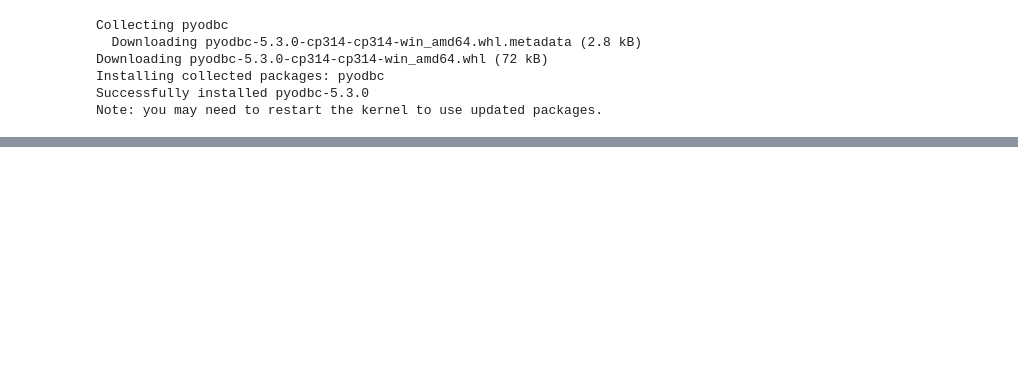
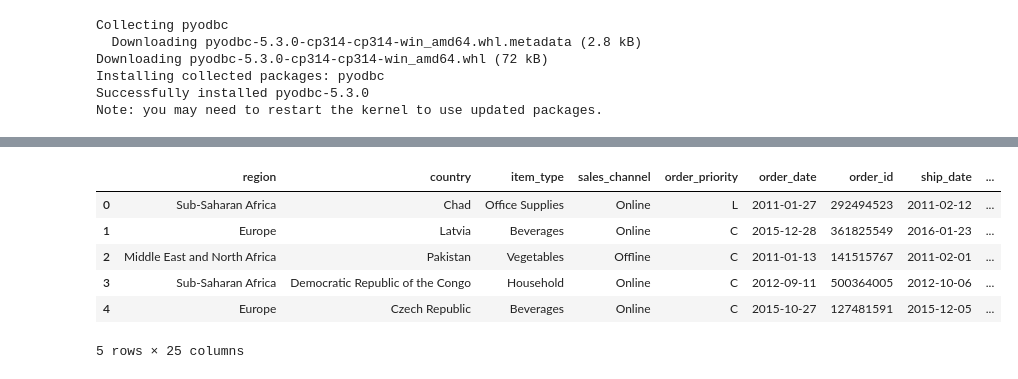
Before and after one commit to serhanoztas/Data_Science_New_Era, a Jupyter notebook: Lesson10.ipynb, the cells around one changed output, grey strips where cells are left out. Saved outputs shown, nothing was run; the diff lists cells and outputs as text; code cells hidden in the pictures; blank space fills up the shorter version.

Commit message:
20260502 - Merge

```diff
--- a/Lesson10.ipynb
+++ b/Lesson10.ipynb
@@ -108,0 +119,7 @@ df_2
+# %%
+with engine.connect( ) as conn:
+    df_sales = pd.read_sql (text("SELECT * FROM [dbo].[sales] "),conn)
+    df_region = pd.read_sql (text("SELECT * FROM [dbo].[region_targets]"),conn)
+# %%
+df_region['target_margin_pct'] = round(df_region['profit_target']/df_region['revenue_target']*100, 2)
+df_region
@@ -108,0 +135,20 @@ df_2
+# %%
+# df_sales.info()
+
+df_merged = df_sales.merge(
+    df_region,
+    how='left',
+    left_on='region',
+    right_on='region',
+    suffixes=('_sales','_region')
+    )
+
+df_merged.head()
+# %% [output]
+|  | region | country | item_type | sales_channel | order_priority | order_date | order_id | ship_date | ... |
+| 0 | Sub-Saharan Africa | Chad | Office Supplies | Online | L | 2011-01-27 | 292494523 | 2011-02-12 | ... |
+| 1 | Europe | Latvia | Beverages | Online | C | 2015-12-28 | 361825549 | 2016-01-23 | ... |
+| 2 | Middle East and North Africa | Pakistan | Vegetables | Offline | C | 2011-01-13 | 141515767 | 2011-02-01 | ... |
+| 3 | Sub-Saharan Africa | Democratic Republic of the Congo | Household | Online | C | 2012-09-11 | 500364005 | 2012-10-06 | ... |
+| 4 | Europe | Czech Republic | Beverages | Online | C | 2015-10-27 | 127481591 | 2015-12-05 | ... |
+5 rows × 25 columns
```
Also changed, not shown: parts of 8 cells of this notebook, 3 other files.
